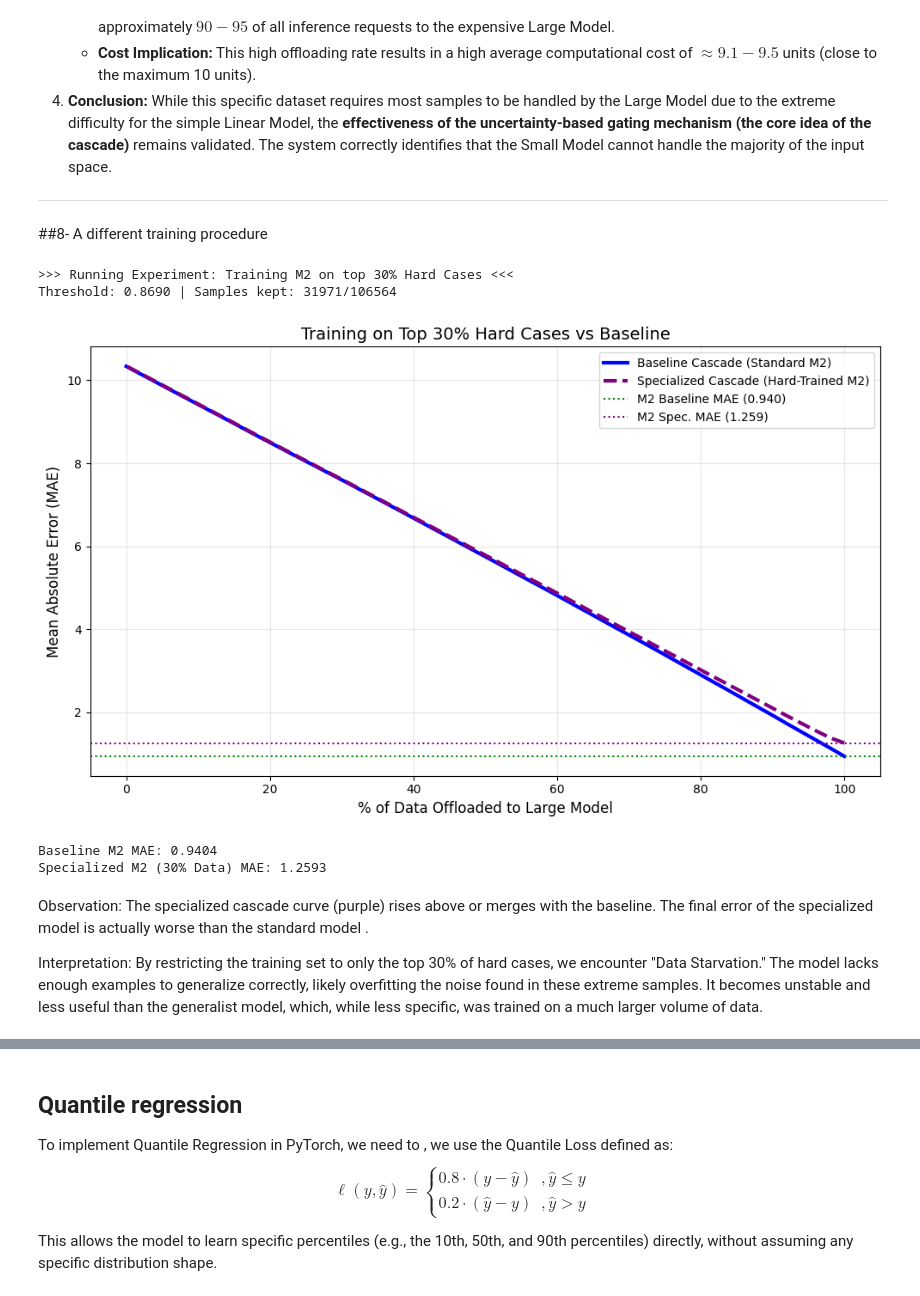
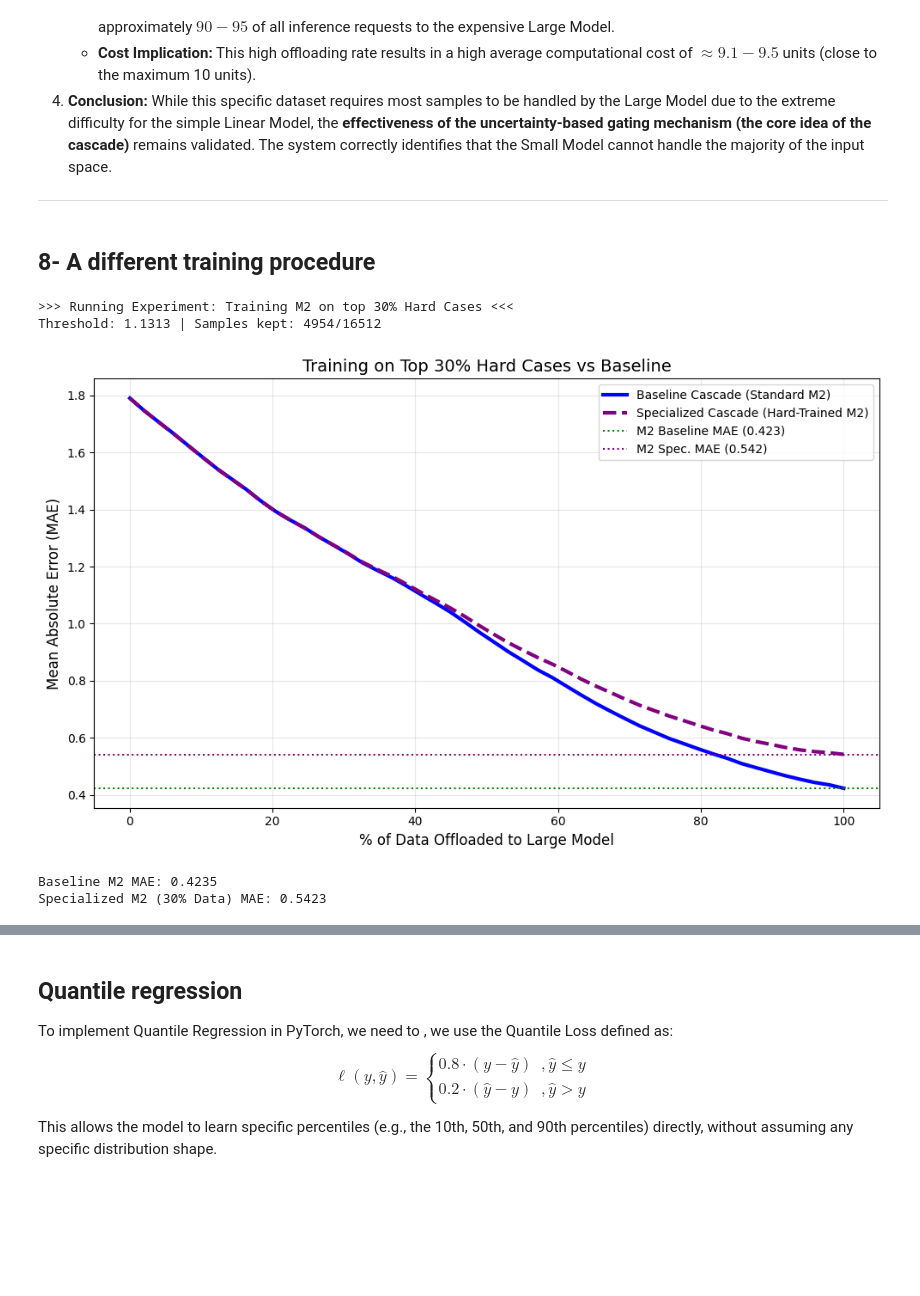
Before and after one commit to GiuseppeSpathis/Income-Prediction-using-Cascade-Models-for-Efficient-Edge-Computing, a Jupyter notebook: implementation/incomePrediction.ipynb, the cells around one changed output, grey strips where cells are left out. Cells and saved outputs as stored; diff of their text form; code cells hidden in the pictures; blank space fills up the shorter version.

```diff
--- a/implementation/incomePrediction.ipynb
+++ b/implementation/incomePrediction.ipynb
@@ -1385,7 +1390,7 @@ The following plot demonstrates the performance trade-off for the cascade system
 
 ---
 # %% [markdown]
-##8- A different training procedure
+## 8- A different training procedure
 # %%
 import torch
 import torch.nn as nn
@@ -1408,9 +1413,14 @@ COST_SMALL = 1
 
 # --- PREPARE DATA ---
 X_train_t = torch.FloatTensor(X_train).to(device)
-y_train_t = torch.FloatTensor(y_train).unsqueeze(1).to(device)
+#y_train_t = torch.FloatTensor(y_train).unsqueeze(1).to(device)
+
+y_train_t = torch.FloatTensor(y_train).to(device)
+y_test_t  = torch.FloatTensor(y_test).to(device)
+
+
 X_test_t = torch.FloatTensor(X_test).to(device)
-y_test_t = torch.FloatTensor(y_test).unsqueeze(1).to(device)
+#y_test_t = torch.FloatTensor(y_test).unsqueeze(1).to(device)
 input_dim = X_train.shape[1]
 
 train_loader_ch = DataLoader(TensorDataset(X_train_t, y_train_t), batch_size=256, shuffle=True)
@@ -1463,7 +1473,10 @@ def run_cascade_experiment(hard_case_percentile_keep):
     true_target = y_test_t.cpu().numpy()
 
     small_model.eval()
-    large_model.eval()       # Baseline M2 (Standard)
+    large_model.load_state_dict(torch.load("large_model_q7.pth"))
+    large_model.eval()
+
+    #large_model.eval()       # Baseline M2 (Standard)
     large_model_spec.eval()  # Specialized M2
 
     with torch.no_grad():
@@ -1506,38 +1519,34 @@ def run_cascade_experiment(hard_case_percentile_keep):
 # Experiment: Keep top 30% Hard Cases only
 df_base_30, df_spec_30, mae_m2_base, mae_m2_spec_30 = run_cascade_experiment(30)
 
 
 # --- VISUALIZATION (SINGLE PLOT) ---
 fig, ax1 = plt.subplots(figsize=(10, 6))
 
 # Plot Curves
 ax1.plot(df_base_30['Offload'], df_base_30['MAE'], color='blue', linewidth=3, label="Baseline Cascade (Standard M2)")
 ax1.plot(df_spec_30['Offload'], df_spec_30['MAE'], color='purple', linestyle='--', linewidth=3, label="Specialized Cascade (Hard-Trained M2)")
 
 # Reference Lines
 ax1.axhline(y=mae_m2_base, color='green', linestyle=':', label=f"M2 Baseline MAE ({mae_m2_base:.3f})")
 ax1.axhline(y=mae_m2_spec_30, color='purple', linestyle=':', label=f"M2 Spec. MAE ({mae_m2_spec_30:.3f})")
 
 # Labels and Styling
 ax1.set_title("Training on Top 30% Hard Cases vs Baseline", fontsize=14)
 ax1.set_ylabel("Mean Absolute Error (MAE)", fontsize=12)
 ax1.set_xlabel("% of Data Offloaded to Large Model", fontsize=12)
 ax1.grid(True, alpha=0.3)
 ax1.legend()
 
 plt.tight_layout()
 plt.show()
 
 # --- CONCLUSION ---
 print(f"Baseline M2 MAE: {mae_m2_base:.4f}")
 print(f"Specialized M2 (30% Data) MAE: {mae_m2_spec_30:.4f}")
 # %% [output]
 >>> Running Experiment: Training M2 on top 30% Hard Cases <<<
-Threshold: 0.8690 | Samples kept: 31971/106564
+Threshold: 1.1313 | Samples kept: 4954/16512
-[figure, old version]
+[figure, new version]
-Baseline M2 MAE: 0.9404
-Specialized M2 (30% Data) MAE: 1.2593
+Baseline M2 MAE: 0.4235
+Specialized M2 (30% Data) MAE: 0.5423
-# %% [markdown]
-Observation: The specialized cascade curve (purple) rises above or merges with the baseline. The final error of the specialized model is actually worse than the standard model .
-
-Interpretation: By restricting the training set to only the top 30% of hard cases, we encounter "Data Starvation." The model lacks enough examples to generalize correctly, likely overfitting the noise found in these extreme samples. It becomes unstable and less useful than the generalist model, which, while less specific, was trained on a much larger volume of data.
```
Also changed, not shown: parts of 12 cells of this notebook, 1 other file.
